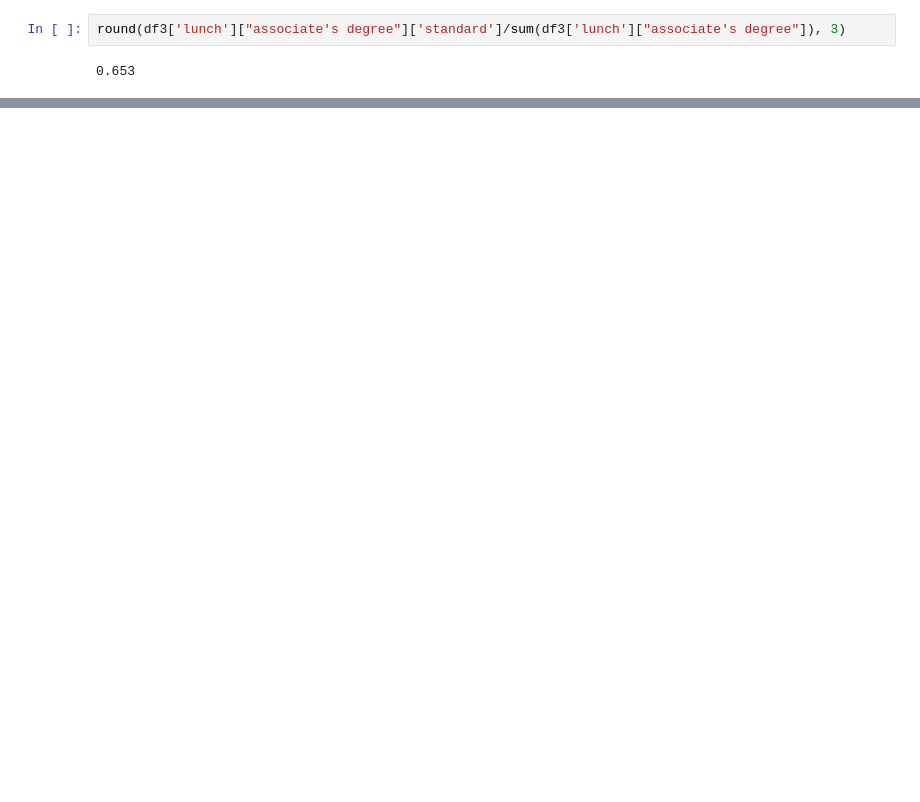
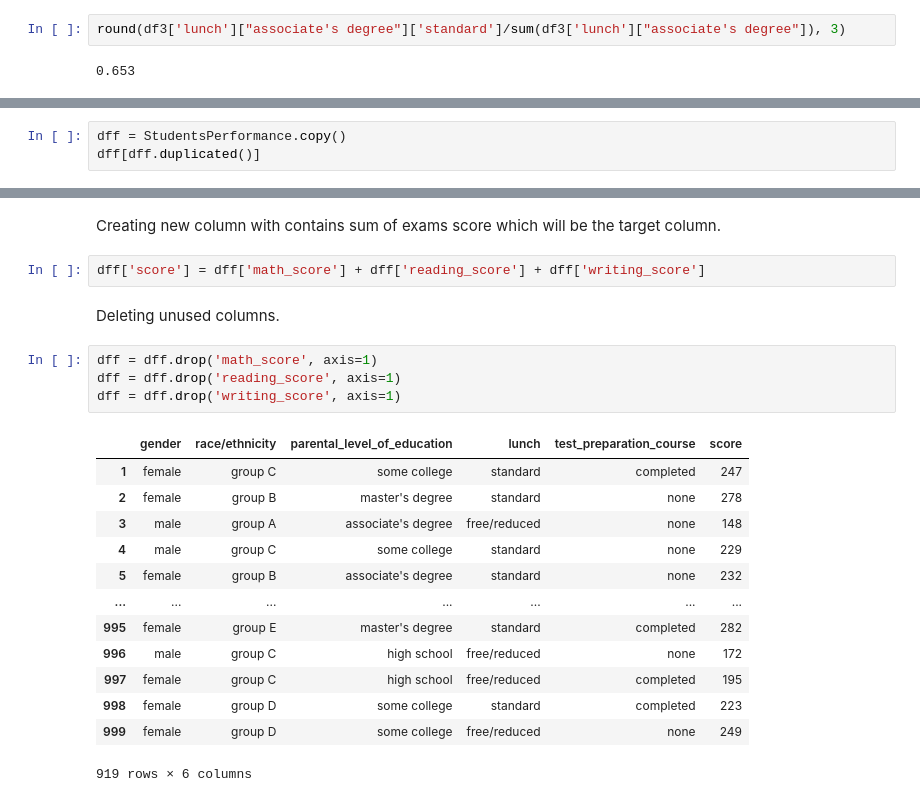
Before and after one commit to GKurek94/Data-Science-projects, a Jupyter notebook: Student_performance.ipynb, the cells around one changed output, grey strips where cells are left out. Cells and saved outputs as stored; diff of their text form; blank space fills up the shorter version.

```diff
--- a/Student_performance.ipynb
+++ b/Student_performance.ipynb
@@ -149,0 +174,3 @@ df4.unstack(level=1).plot(kind='bar', subplots=False, title = "Precentage divers
+# %%
+dff = StudentsPerformance.copy()
+dff[dff.duplicated()]
@@ -149,0 +229,24 @@ df4.unstack(level=1).plot(kind='bar', subplots=False, title = "Precentage divers
+# %% [markdown]
+Creating new column with contains sum of exams score which will be the target column.
+# %%
+dff['score'] = dff['math_score'] + dff['reading_score'] + dff['writing_score']
+# %% [markdown]
+Deleting unused columns.
+# %%
+dff = dff.drop('math_score', axis=1)
+dff = dff.drop('reading_score', axis=1)
+dff = dff.drop('writing_score', axis=1)
+# %% [output]
+|  | gender | race/ethnicity | parental_level_of_education | lunch | test_preparation_course | score |
+| 1 | female | group C | some college | standard | completed | 247 |
+| 2 | female | group B | master's degree | standard | none | 278 |
+| 3 | male | group A | associate's degree | free/reduced | none | 148 |
+| 4 | male | group C | some college | standard | none | 229 |
+| 5 | female | group B | associate's degree | standard | none | 232 |
+| ... | ... | ... | ... | ... | ... | ... |
+| 995 | female | group E | master's degree | standard | completed | 282 |
+| 996 | male | group C | high school | free/reduced | none | 172 |
+| 997 | female | group C | high school | free/reduced | completed | 195 |
+| 998 | female | group D | some college | standard | completed | 223 |
+| 999 | female | group D | some college | free/reduced | none | 249 |
+919 rows × 6 columns
```
Also changed, not shown: parts of 31 cells of this notebook.
